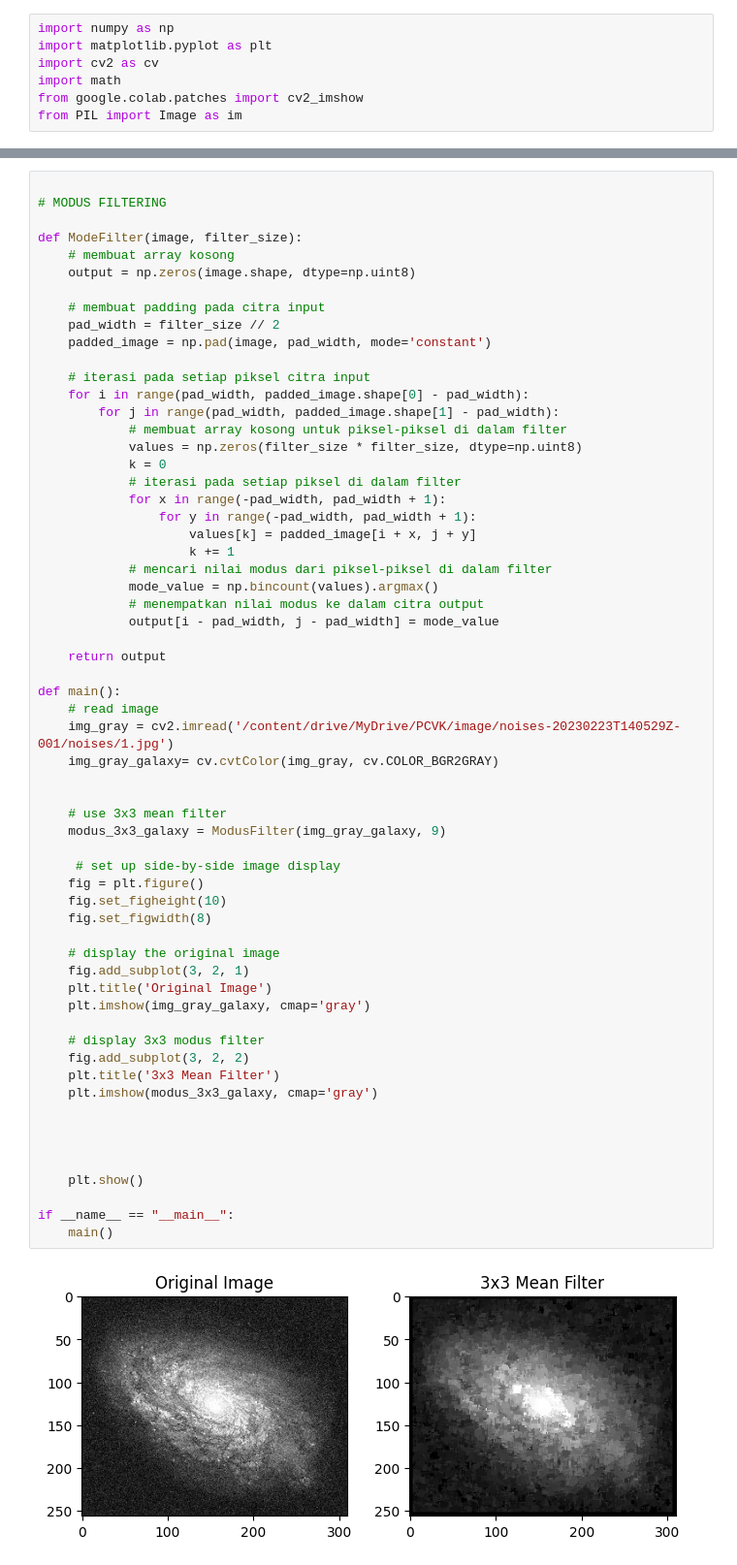
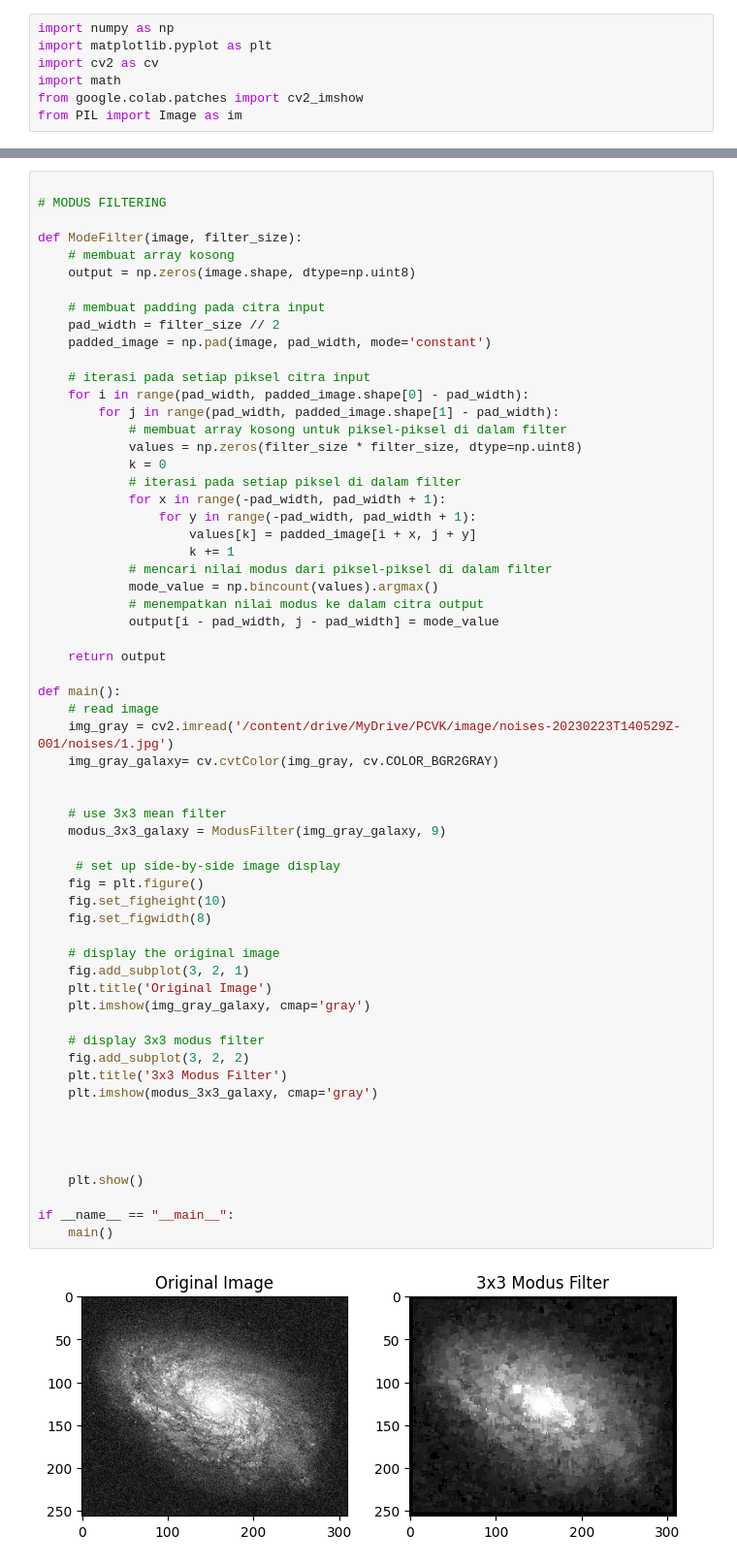
Before and after one commit to AlifiyulAkyun/PCVK_Genap_2023, a Jupyter notebook: uts.ipynb, the cells around one changed output, grey strips where cells are left out. Shown at 97% size. Drawn from its saved outputs; the diff is of its cells as text.

```diff
--- a/uts.ipynb
+++ b/uts.ipynb
@@ -233,32 +233,32 @@ def main():
     # read image
     img_gray = cv2.imread('/content/drive/MyDrive/PCVK/image/noises-20230223T140529Z-001/noises/1.jpg')
     img_gray_galaxy= cv.cvtColor(img_gray, cv.COLOR_BGR2GRAY)
 
 
     # use 3x3 mean filter
     modus_3x3_galaxy = ModusFilter(img_gray_galaxy, 9)
 
      # set up side-by-side image display
     fig = plt.figure()
     fig.set_figheight(10)
     fig.set_figwidth(8)
 
     # display the original image
     fig.add_subplot(3, 2, 1)
     plt.title('Original Image')
     plt.imshow(img_gray_galaxy, cmap='gray')
 
     # display 3x3 modus filter
     fig.add_subplot(3, 2, 2)
-    plt.title('3x3 Mean Filter')
+    plt.title('3x3 Modus Filter')
     plt.imshow(modus_3x3_galaxy, cmap='gray')
 
 
 
 
     plt.show()
 
 if __name__ == "__main__":
     main()
 # %% [output]
-[figure, old version]
+[figure, new version]
```
